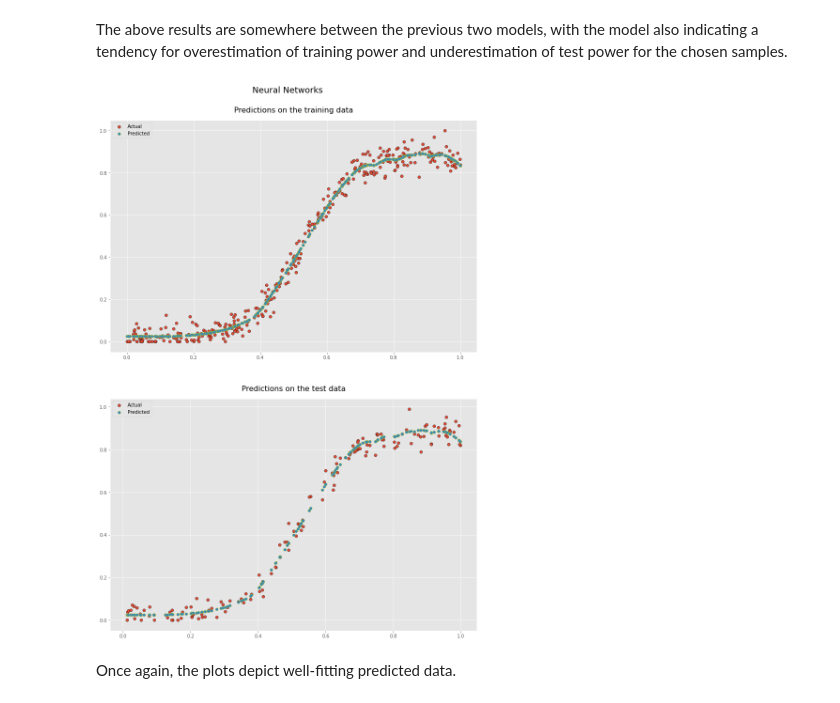
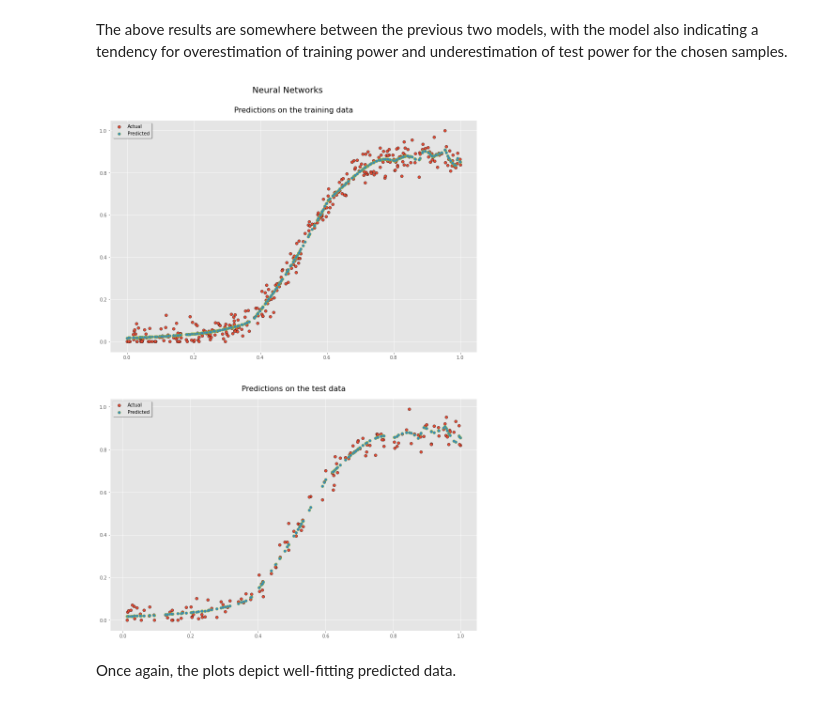
Before and after one commit to olgarozhdestvina/Machine-Learning-and-Statistics-Project, a Jupyter notebook: Power_production_model.ipynb, the cells around one changed output. Saved outputs shown, nothing was run; the diff lists cells and outputs as text; code cells hidden in the pictures.

```diff
--- a/Power_production_model.ipynb
+++ b/Power_production_model.ipynb
@@ -289,7 +290,6 @@ The results found that the degree 22 scores the best.
 # %%
-# Create a pipeline with 22 degrees.
-pipeline = make_pipeline(PolynomialFeatures(22), LinearRegression())
-
+# Create a pipeline with 55 degrees.
+pipeline = make_pipeline(PolynomialFeatures(55), KernelRidge(alpha=1e-10))
 # Fit the model on the training data.
-pipeline.fit(speed_train, power_train)
+pipeline.fit(speed_train, power_train.ravel())
 # %% [output]
@@ -532,7 +532,7 @@ First for enhancement of the future model the Polynomial Features are applied. E
 > [10] [Polynomial Regression using tf.keras](https://medium.com/@anigasan637/polynomial-regression-using-tf-keras-17eaac771256)
 # %%
 # Apply polynomial features to speed data.
-poly = PolynomialFeatures(22)
+poly = PolynomialFeatures(55)
 speed_train = poly.fit_transform(speed_train)
 speed_test = poly.fit_transform(speed_test)
 
@@ -547,10 +547,10 @@ The model has 3 hidden layers: the first two with ReLU activation and the last w
 
 > [11] [How to get reproducible result when running Keras with Tensorflow backend](https://stackoverflow.com/questions/45230448/how-to-get-reproducible-result-when-running-keras-with-tensorflow-backend)
 # %%
-# Train a different model.
+# Train a model.
 model = kr.models.Sequential()
-model.add(kr.layers.Dense(55, input_shape=(23,), activation='relu', kernel_initializer=kr.initializers.RandomUniform(seed=1)))
-model.add(kr.layers.Dense(15, input_shape=(23,), activation='relu', kernel_initializer=kr.initializers.he_uniform(seed=1)))
+model.add(kr.layers.Dense(45, input_shape=(56,), activation='relu', kernel_initializer=kr.initializers.RandomUniform(seed=1)))
+model.add(kr.layers.Dense(15, input_shape=(56,), activation='relu', kernel_initializer=kr.initializers.he_uniform(seed=1)))
 model.add(kr.layers.Dense(1, activation='linear', kernel_initializer=kr.initializers.RandomUniform(seed=1)))
 
 # Compile the model.
@@ -561,7 +561,7 @@ After building and compiling the model, we can fit it to the training data and v
 > [12] [How to Control the Stability of Training Neural Networks With the Batch Size](https://machinelearningmastery.com/how-to-control-the-speed-and-stability-of-training-neural-networks-with-gradient-descent-batch-size/)
 # %%
 # Fit the model to the training data (hide the output).
-model.fit(speed_train, power_train, epochs=380, batch_size=len(speed_train), verbose=False, validation_data=(speed_test, power_test))
+model.fit(speed_train, power_train, epochs=400, batch_size=len(speed_train), verbose=False, validation_data=(speed_test, power_test))
 # %% [output]
 <tensorflow.python.keras.callbacks.History at 0x...>
 # %% [markdown]
@@ -597,26 +597,26 @@ The above results are somewhere between the previous two models, with the model
 # %%
 # Create a figure, axis and titles.
 fig, [ax1,ax2] = plt.subplots(2,1, figsize=(14,20))
 fig.suptitle("Neural Networks", y=0.93)
 ax1.set_title("Predictions on the training data",y=1.02, fontsize=16)
 ax2.set_title("Predictions on the test data",y=1.02, fontsize=16)
 
 # Plot the actual training data and predictions.
 ax1.scatter(speed_train[:, 1], power_train, edgecolor="black", label="Actual")
 ax1.scatter(speed_train[:, 1], y_nn_train, edgecolor="y", label="Predicted")
 
 # Plot the actual test data and predictions.
 ax2.scatter(speed_test[:, 1], power_test, edgecolor="black", label="Actual")
 ax2.scatter(speed_test[:, 1], y_nn_test, edgecolor="y", label="Predicted")
 
 # Show the legend.
-ax1.legend(loc='upper left')
-ax2.legend(loc='upper left')
+ax1.legend(loc='upper left', shadow=True)
+ax2.legend(loc='upper left', shadow=True)
 
 # Show the plot.
 plt.show()
 # %% [output]
-[figure, old version]
+[figure, new version]
 # %% [markdown]
 Once again, the plots depict well-fitting predicted data.
 # %% [markdown]
```
Also changed, not shown: parts of 13 cells of this notebook, 2 other files.
